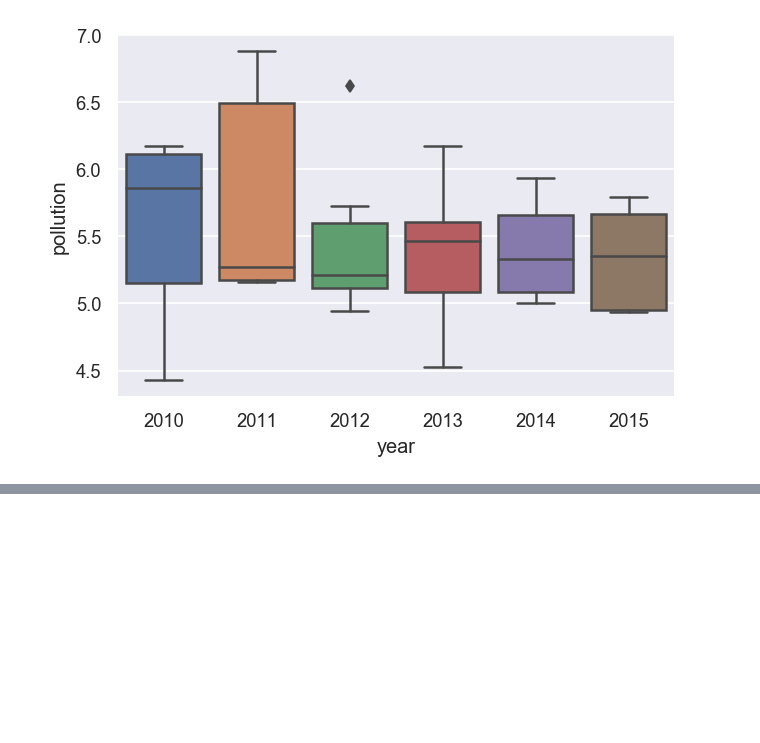
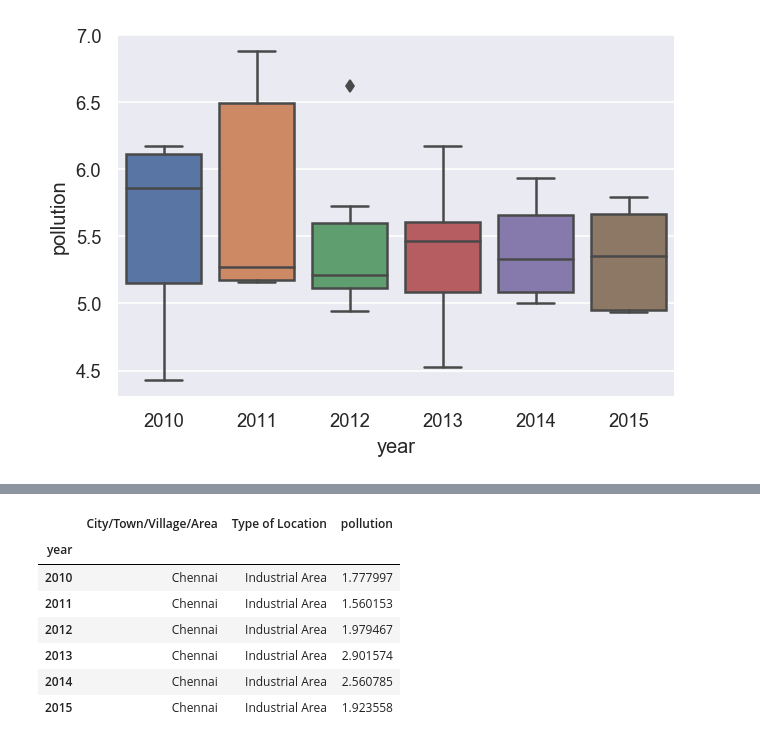
Before and after one commit to BharathC15/NielitChennai, a Jupyter notebook: python/TnAirPollution/BhaTNAirPollution.ipynb, the cells around one changed output, grey strips where cells are left out. Cells and saved outputs as stored; diff of their text form; code cells hidden in the pictures; blank space fills up the shorter version.

```diff
--- a/python/TnAirPollution/BhaTNAirPollution.ipynb
+++ b/python/TnAirPollution/BhaTNAirPollution.ipynb
@@ -430,0 +442,11 @@ plt.show()
+# %%
+df.groupby("year").min()
+# %% [output]
+|  | City/Town/Village/Area | Type of Location | pollution |
+| year |  |  |  |
+| 2010 | Chennai | Industrial Area | 1.777997 |
+| 2011 | Chennai | Industrial Area | 1.560153 |
+| 2012 | Chennai | Industrial Area | 1.979467 |
+| 2013 | Chennai | Industrial Area | 2.901574 |
+| 2014 | Chennai | Industrial Area | 2.560785 |
+| 2015 | Chennai | Industrial Area | 1.923558 |
```
Also changed, not shown: parts of 3 cells of this notebook.
